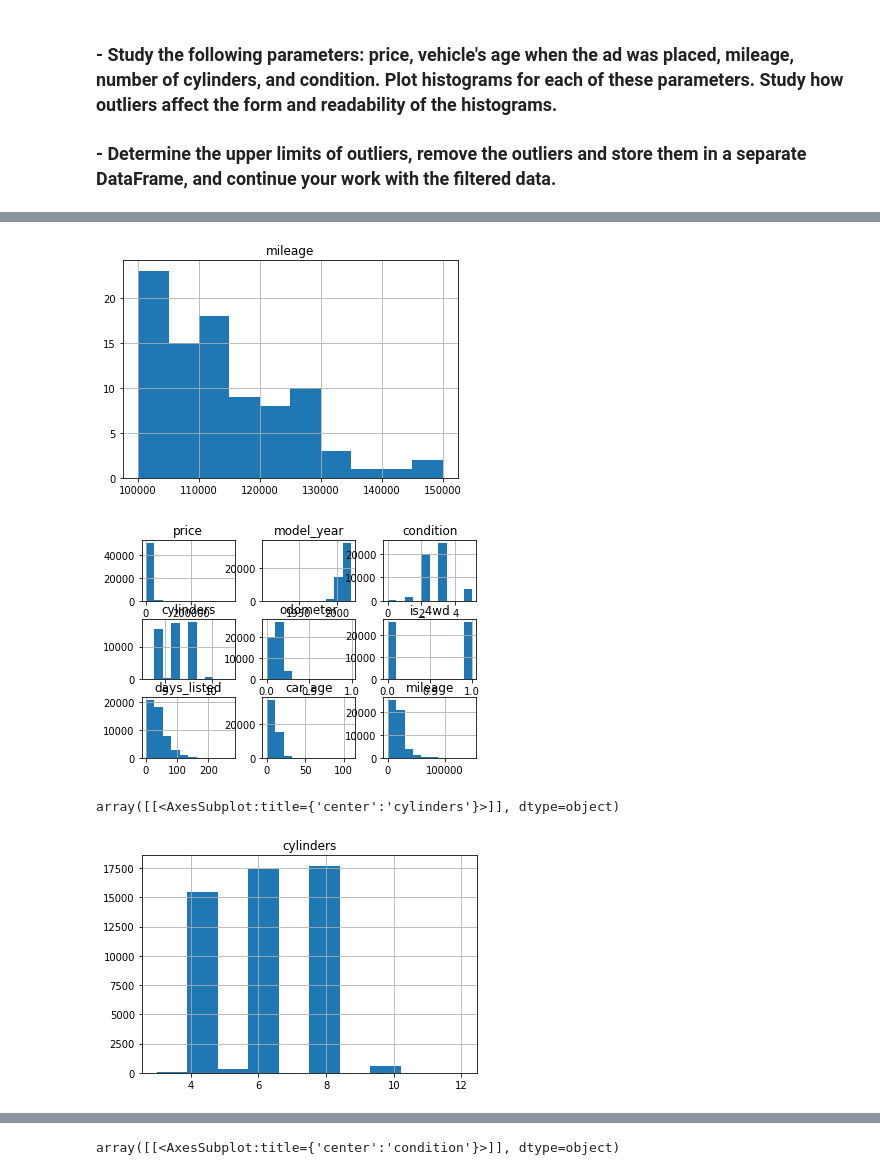
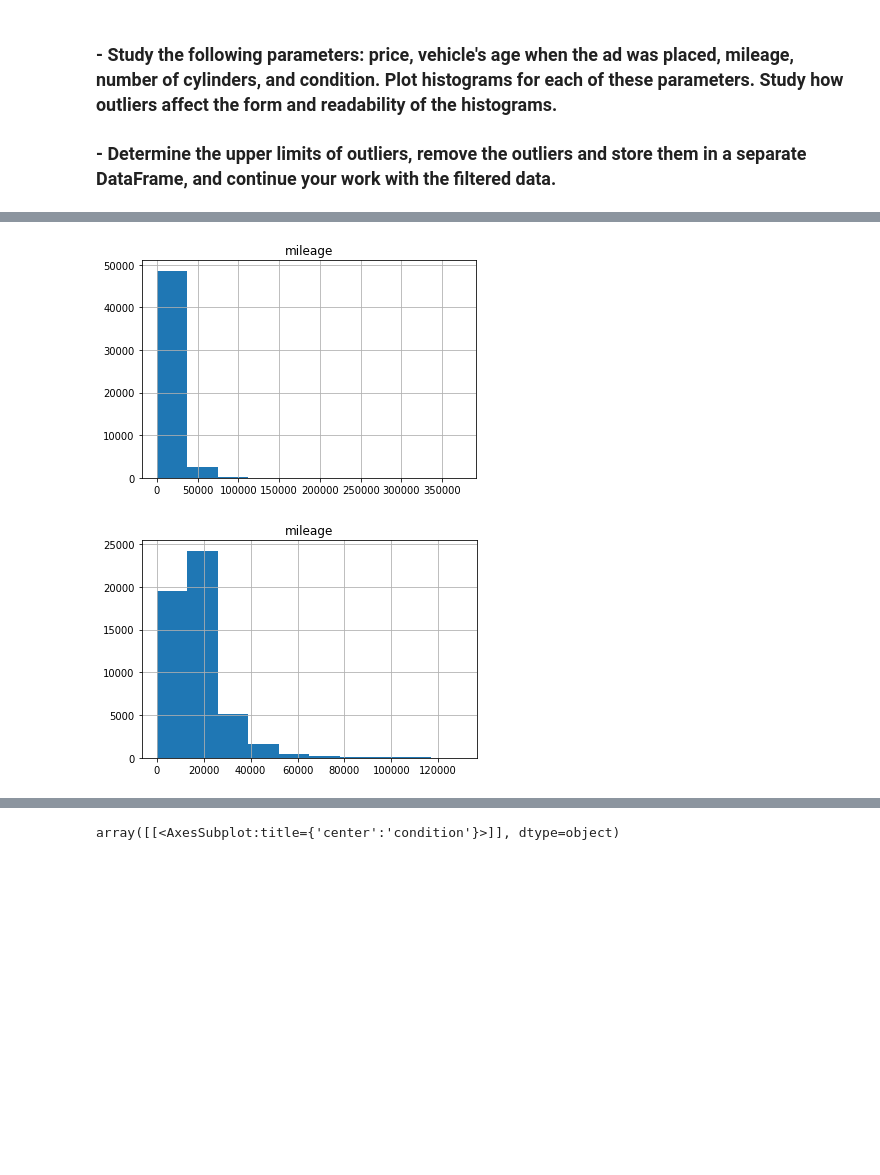
Before and after one commit to richabianca/yandex_projects, a Jupyter notebook: car_prices.ipynb, the cells around one changed output, grey strips where cells are left out. Cells and saved outputs as stored; diff of their text form; code cells hidden in the pictures; blank space fills up the shorter version.

```diff
--- a/car_prices.ipynb
+++ b/car_prices.ipynb
@@ -280,11 +280,11 @@ filtered_age_hist = cars.query('car_age > 0 and car_age < 70').hist()
-# %%
-cars.hist('mileage', range=(100000, 150000))
-filtered_mileage_hist = cars.query('mileage > 0 and mileage < 150000').hist()
-# %% [output]
-[figure, removed]
-[figure, removed]
-# %%
-cars.hist('cylinders')
-# %% [output]
-array([[<AxesSubplot:title={'center':'cylinders'}>]], dtype=object)
-[figure, removed]
+# %%
+cars.hist('mileage')
+
+mileage_outliers = pd.DataFrame(cars.query('mileage > 130000')) #dataframe with outliers was created
+
+mileage_filtered = (cars #filtered histogram
+.query('mileage <= 130000')
+.hist('mileage'))
+# %% [output]
+[figure, added]
+[figure, added]
```
Also changed, not shown: parts of 5 cells of this notebook.
